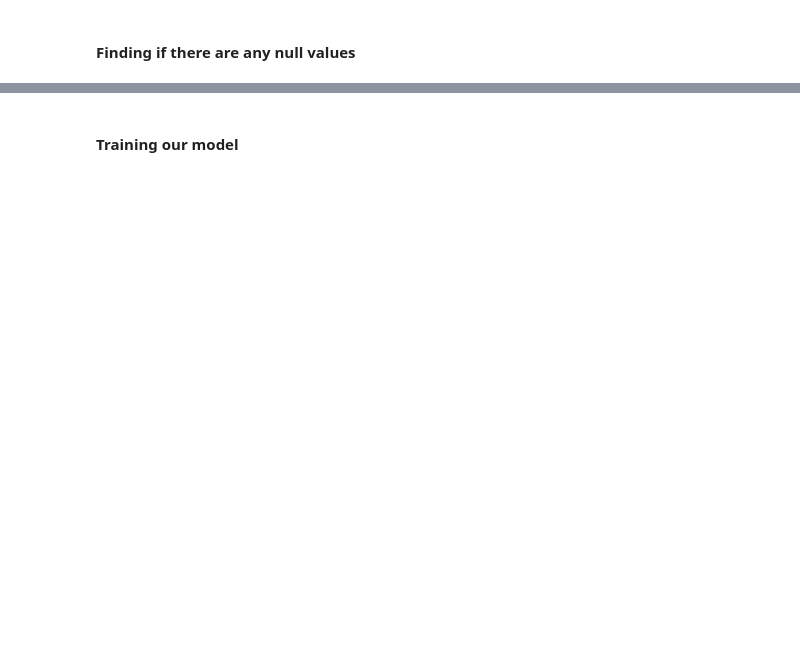
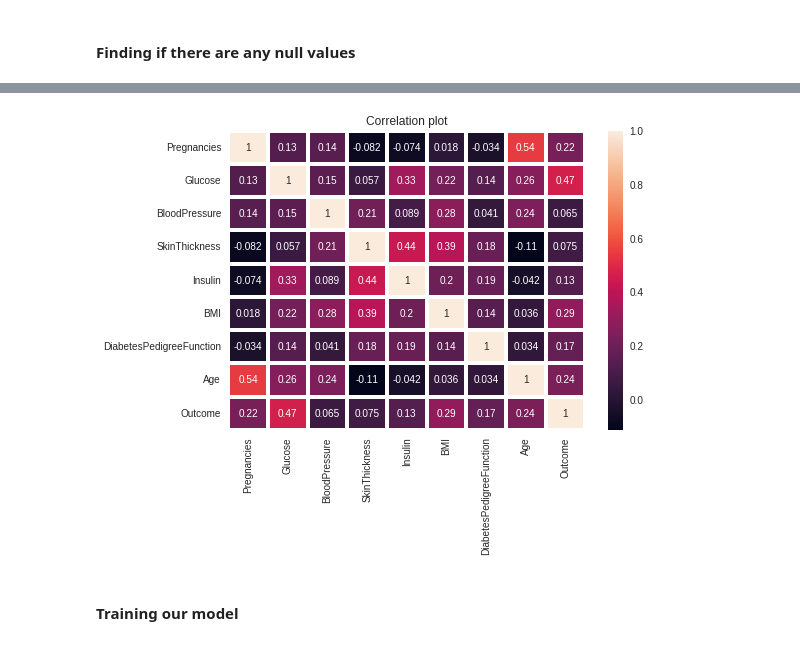
Before and after one commit to srilav/machinelearning, a Jupyter notebook: M3_AST_02_BinaryClassification_and_PerformanceMetrics_C.ipynb, the cells around one changed output, grey strips where cells are left out. Saved outputs shown, nothing was run; the diff lists cells and outputs as text; code cells hidden in the pictures; blank space fills up the shorter version.

```diff
--- a/M3_AST_02_BinaryClassification_and_PerformanceMetrics_C.ipynb
+++ b/M3_AST_02_BinaryClassification_and_PerformanceMetrics_C.ipynb
@@ -419,2 +621,9 @@ print(DF.head())
+# %%
+#correlation between features
+corr_plot = sns.heatmap(DF.corr(),annot = True,linewidths=3 )
+plt.title("Correlation plot")
+plt.show()
+# %% [output]
+[figure, added]
 # %% [markdown]
 #### Training our model
```
Also changed, not shown: parts of 47 cells of this notebook.
